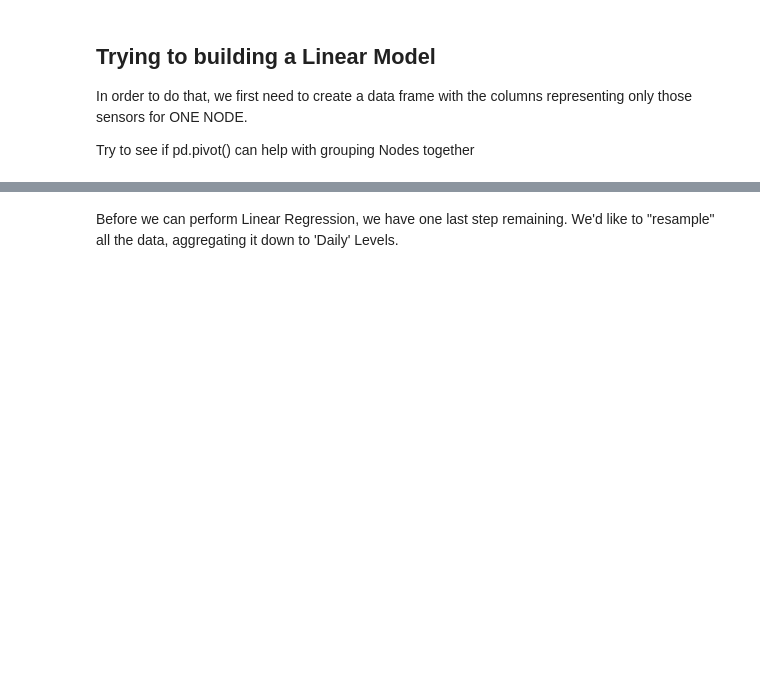
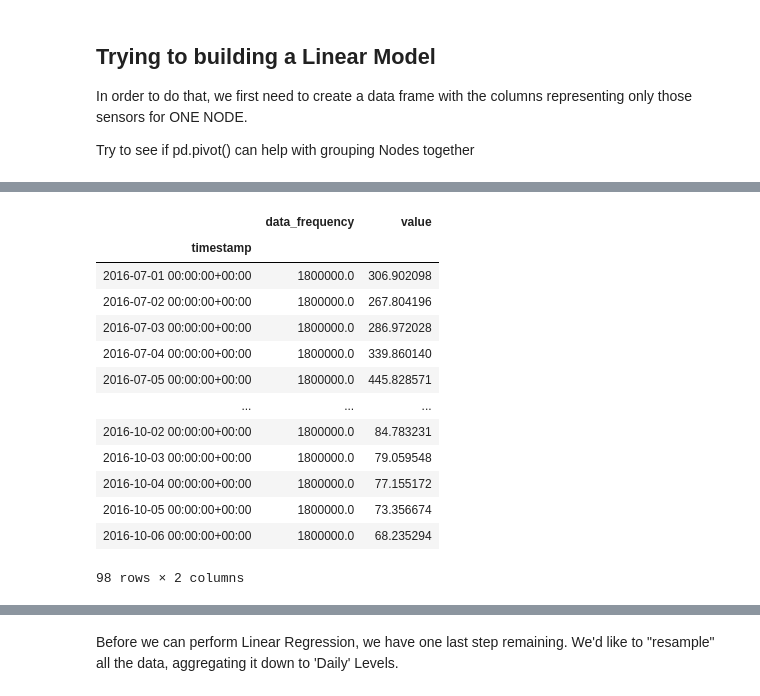
Before and after one commit to Opondoh/Digital_Thread_Summative, a Jupyter notebook: D4I_Summative_Vivian.ipynb, the cells around one changed output, grey strips where cells are left out. Drawn from its saved outputs; the diff is of its cells as text; code cells hidden in the pictures; blank space fills up the shorter version.

```diff
--- a/D4I_Summative_Vivian.ipynb
+++ b/D4I_Summative_Vivian.ipynb
@@ -472 +480,20 @@ data_all = data_all.merge(data_all, left_on='node_id', right_on='data_type_id').
+# %%
+#resample merged data to daily and show sample mean
+full_daily = full.set_index('timestamp')
+full_daily.resample('D').mean()
+# %% [output]
+|  | data_frequency | value |
+| timestamp |  |  |
+| 2016-07-01 00:00:00+00:00 | 1800000.0 | 306.902098 |
+| 2016-07-02 00:00:00+00:00 | 1800000.0 | 267.804196 |
+| 2016-07-03 00:00:00+00:00 | 1800000.0 | 286.972028 |
+| 2016-07-04 00:00:00+00:00 | 1800000.0 | 339.860140 |
+| 2016-07-05 00:00:00+00:00 | 1800000.0 | 445.828571 |
+| ... | ... | ... |
+| 2016-10-02 00:00:00+00:00 | 1800000.0 | 84.783231 |
+| 2016-10-03 00:00:00+00:00 | 1800000.0 | 79.059548 |
+| 2016-10-04 00:00:00+00:00 | 1800000.0 | 77.155172 |
+| 2016-10-05 00:00:00+00:00 | 1800000.0 | 73.356674 |
+| 2016-10-06 00:00:00+00:00 | 1800000.0 | 68.235294 |
+98 rows × 2 columns
 # %%
```
Also changed, not shown: parts of 4 cells of this notebook.
